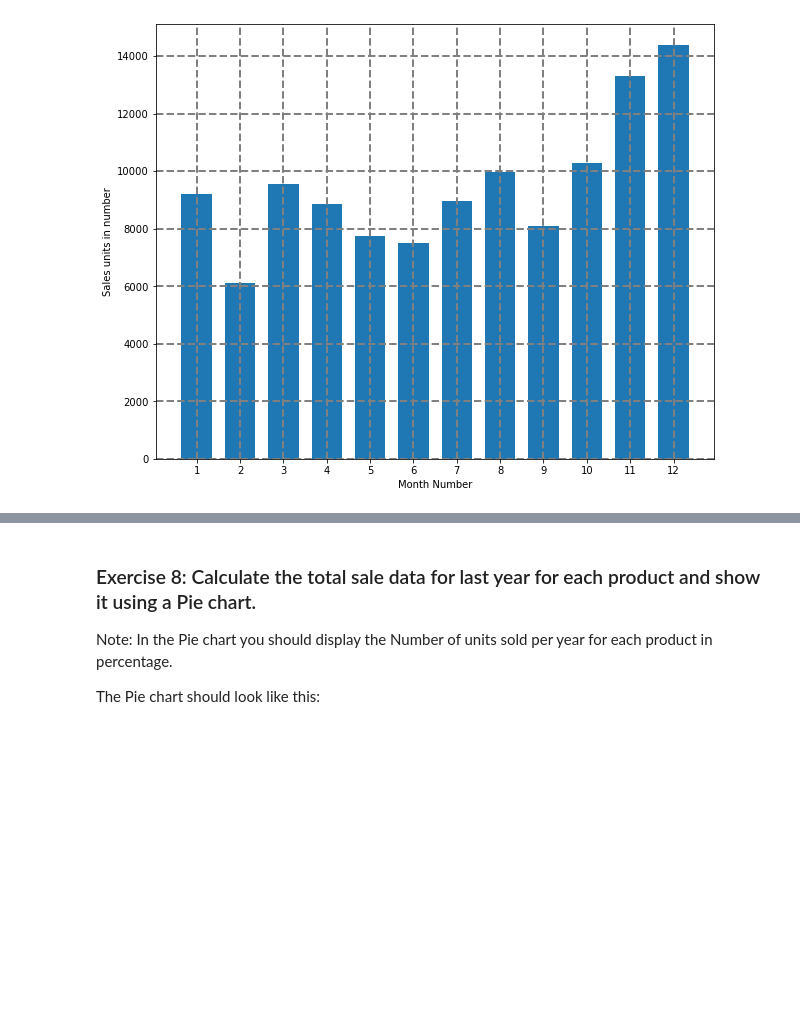
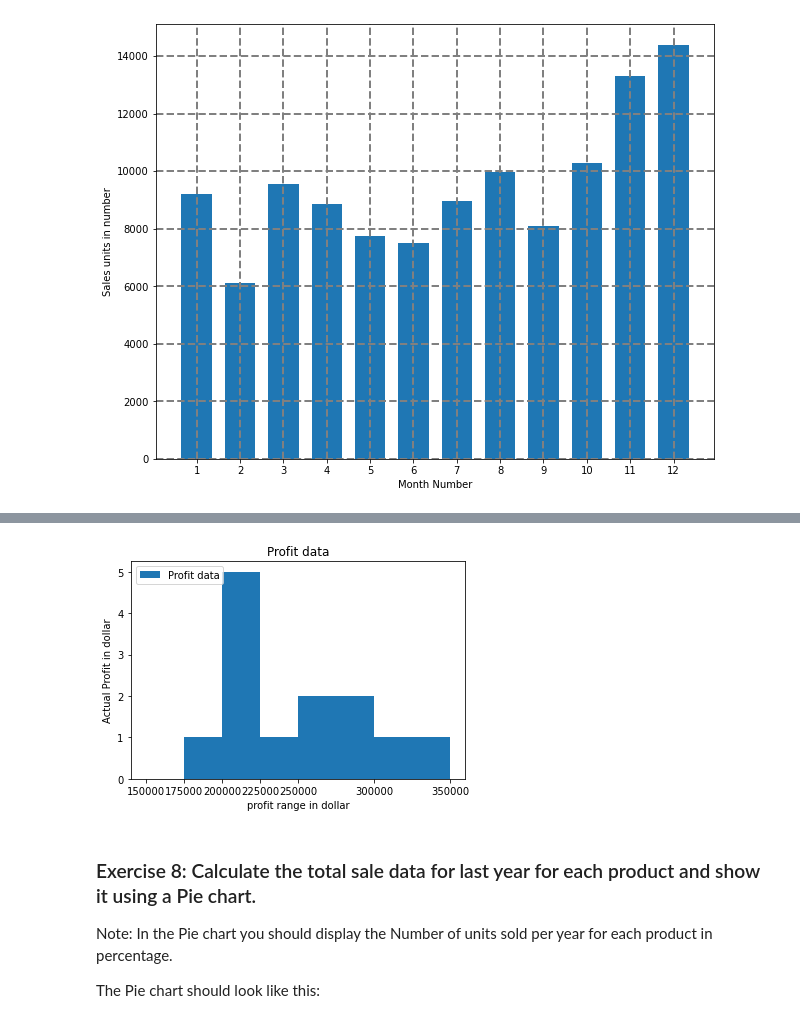
Before and after one commit to alessiorecchia/strive_exe, a Jupyter notebook: d10_Matplotlib/Matplotlib_exercises.ipynb, the cells around one changed output, grey strips where cells are left out. Drawn from its saved outputs; the diff is of its cells as text; code cells hidden in the pictures; blank space fills up the shorter version.

```diff
--- a/d10_Matplotlib/Matplotlib_exercises.ipynb
+++ b/d10_Matplotlib/Matplotlib_exercises.ipynb
@@ -177,3 +172,17 @@ Text(0.5, 1.0, 'Profit Data')
+# %%
+# Write your code here
+profitList = data['total_profit'].tolist()
+labels = ['low', 'average', 'Good', 'Best']
+profit_range = [150000, 175000, 200000, 225000, 250000, 300000, 350000]
+plt.hist(profitList, profit_range, label = 'Profit data')
+plt.xlabel('profit range in dollar')
+plt.ylabel('Actual Profit in dollar')
+plt.legend(loc='upper left')
+plt.xticks(profit_range)
+plt.title('Profit data')
+plt.show()
+# %% [output]
+[figure, added]
 # %% [markdown]
 ### Exercise 8: Calculate the total sale data for last year for each product and show it using a Pie chart.
 Note: In the Pie chart you should display the Number of units sold per year for each product in percentage.
```
Also changed, not shown: parts of 1 cell of this notebook.
